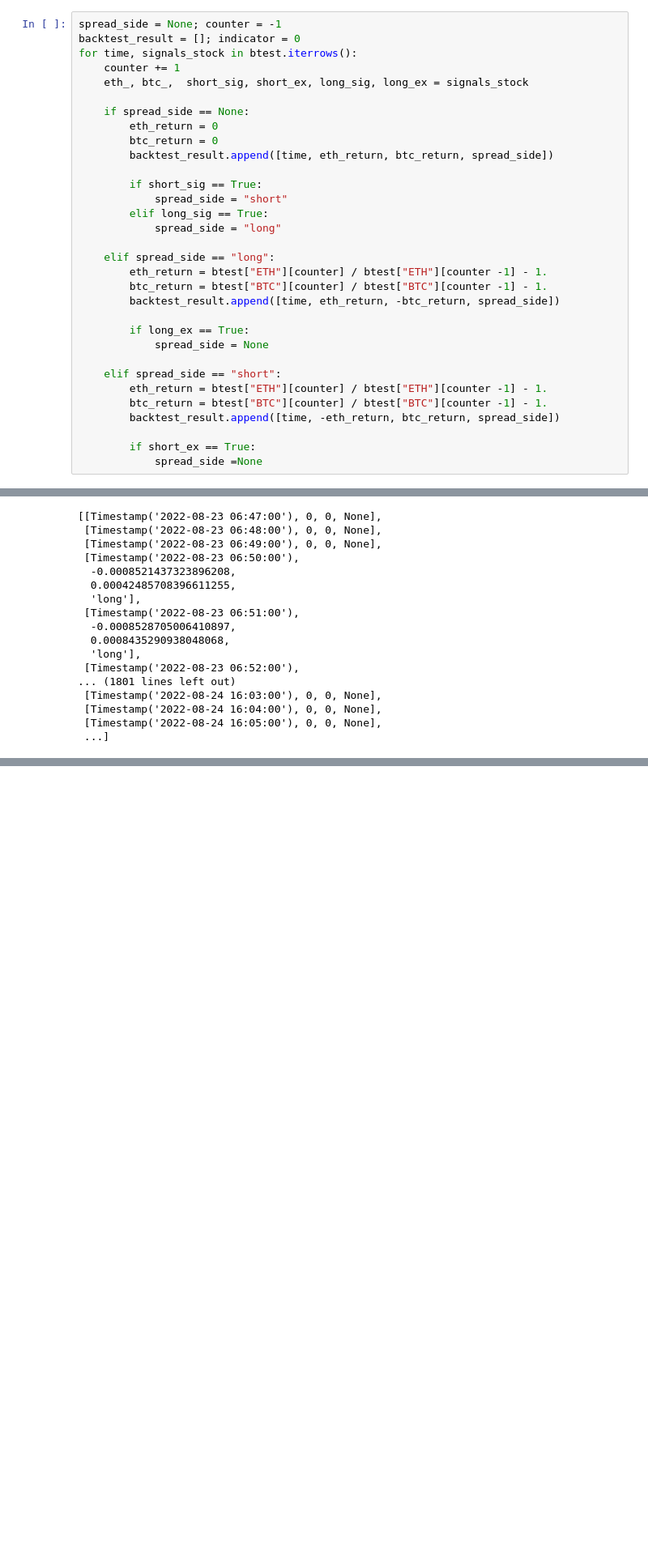
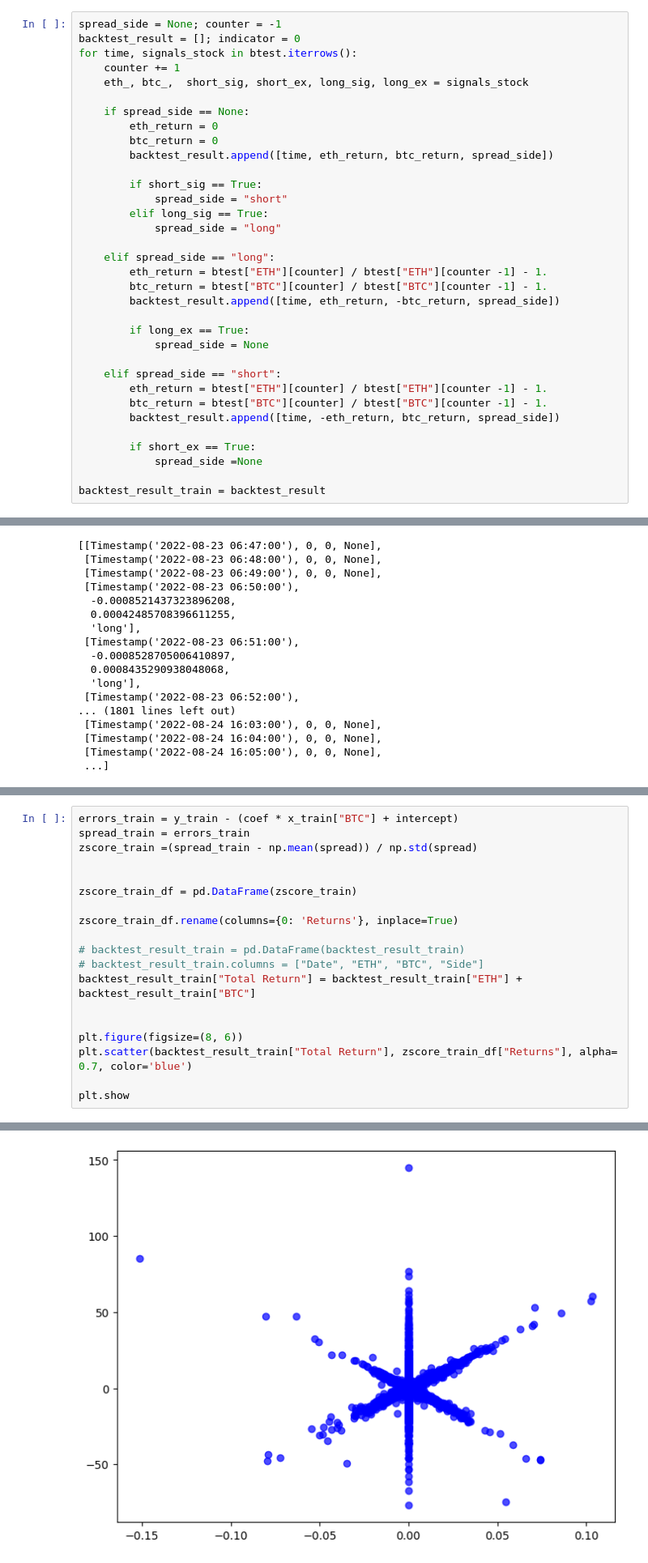
Before and after one commit to Austinai123/minute-data-fetcher, a Jupyter notebook: minute-price-fetcher.ipynb, the cells around one changed output, grey strips where cells are left out. Shown: that part at 81% size. Drawn from its saved outputs; the diff is of its cells as text; blank space fills up the shorter version.

```diff
--- a/minute-price-fetcher.ipynb
+++ b/minute-price-fetcher.ipynb
@@ -673,6 +673,8 @@ for time, signals_stock in btest.iterrows():
 
         if short_ex == True:
             spread_side =None
+
+backtest_result_train = backtest_result
 # %%
 backtest_pd = pd.DataFrame(backtest_result)
 backtest_pd.columns = ["Date", "ETH", "BTC", "Side"]
@@ -797,0 +801,20 @@ plt.show()
+# %%
+errors_train = y_train - (coef * x_train["BTC"] + intercept)
+spread_train = errors_train
+zscore_train =(spread_train - np.mean(spread)) / np.std(spread)
+
+
+zscore_train_df = pd.DataFrame(zscore_train)
+
+zscore_train_df.rename(columns={0: 'Returns'}, inplace=True)
+
+# backtest_result_train = pd.DataFrame(backtest_result_train)
+# backtest_result_train.columns = ["Date", "ETH", "BTC", "Side"]
+backtest_result_train["Total Return"] = backtest_result_train["ETH"] + backtest_result_train["BTC"]
+
+
+plt.figure(figsize=(8, 6))
+plt.scatter(backtest_result_train["Total Return"], zscore_train_df["Returns"], alpha= 0.7, color='blue')
+
+plt.show
+# %% [output]
@@ -798,3 +822,4 @@ plt.show()
+[figure, added]
 # %% [markdown]
 #### Generalizing the process
 # %%
```
Also changed, not shown: parts of 8 cells of this notebook.
